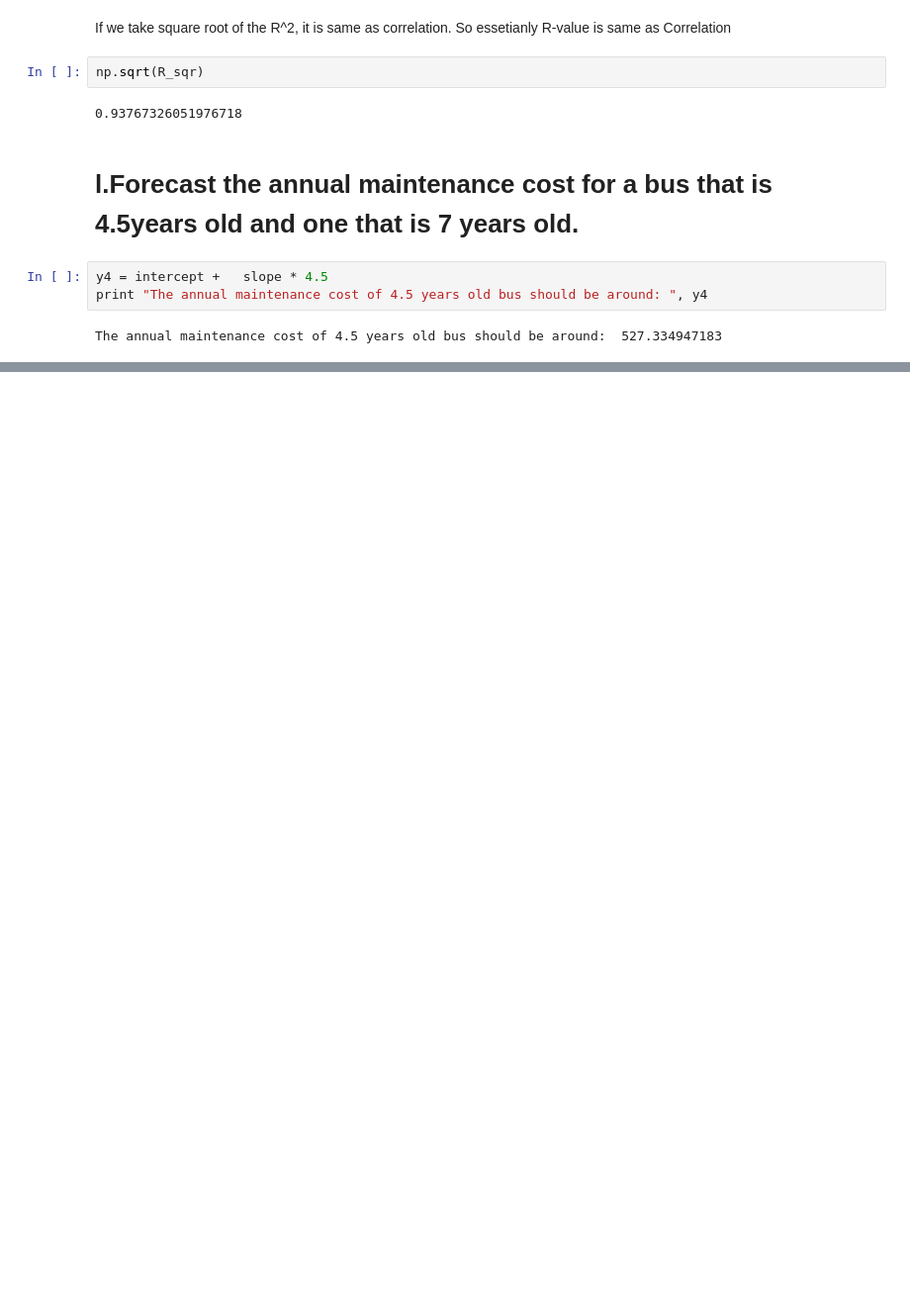
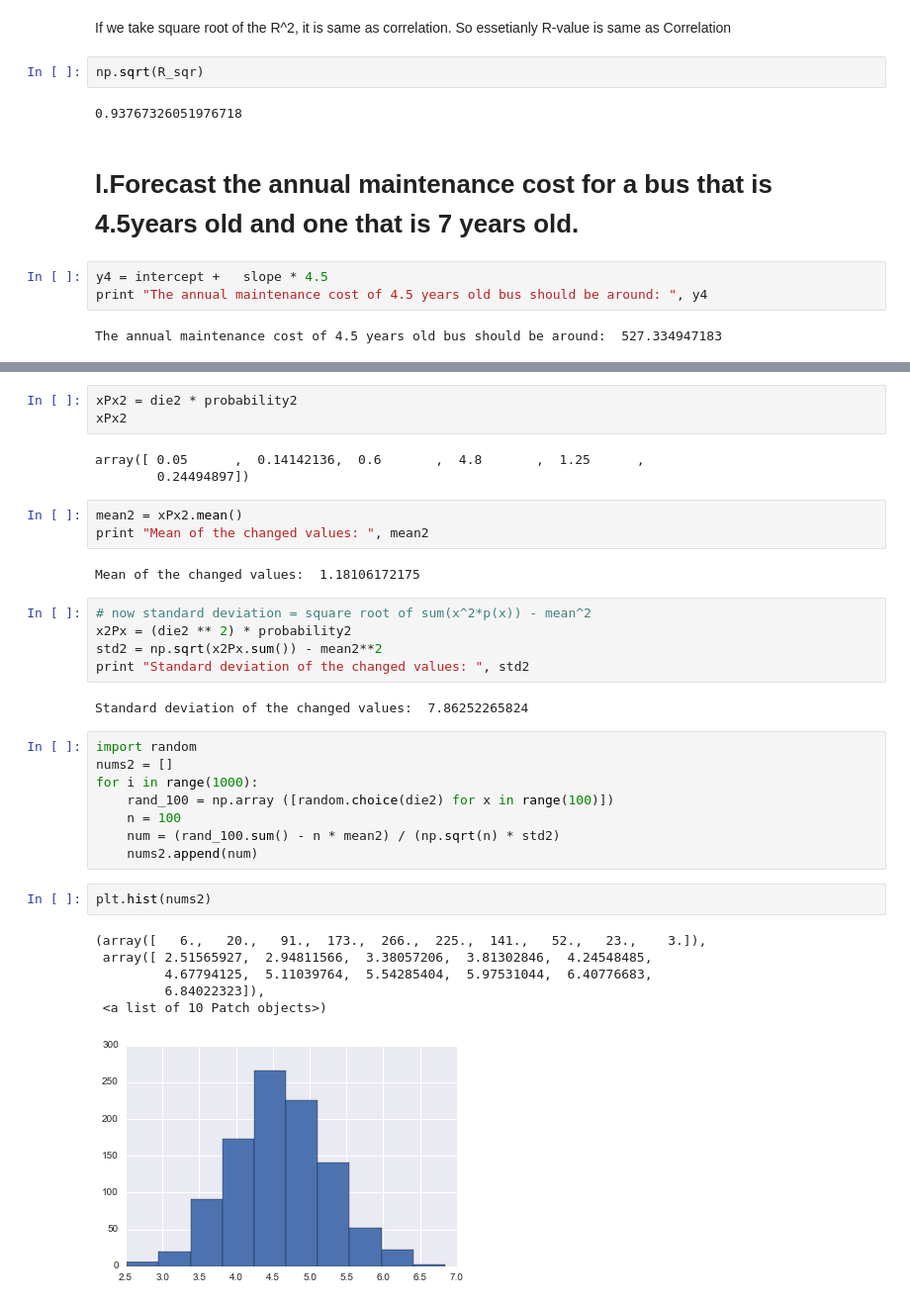
Before and after one commit to dhumindesai/MultivariateAnalysis, a Jupyter notebook: Homework-1.ipynb, the cells around one changed output, grey strips where cells are left out. Shown at 99% size. Cells and saved outputs as stored; diff of their text form; blank space fills up the shorter version.

```diff
--- a/Homework-1.ipynb
+++ b/Homework-1.ipynb
@@ -178,0 +245,35 @@ print "The annual maintenance cost of 4.5 years old bus should be around: ", y4
+# %%
+xPx2 = die2 * probability2
+xPx2
+# %% [output]
+array([ 0.05      ,  0.14142136,  0.6       ,  4.8       ,  1.25      ,
+        0.24494897])
+# %%
+mean2 = xPx2.mean()
+print "Mean of the changed values: ", mean2
+# %% [output]
+Mean of the changed values:  1.18106172175
+# %%
+# now standard deviation = square root of sum(x^2*p(x)) - mean^2
+x2Px = (die2 ** 2) * probability2
+std2 = np.sqrt(x2Px.sum()) - mean2**2
+print "Standard deviation of the changed values: ", std2
+# %% [output]
+Standard deviation of the changed values:  7.86252265824
+# %%
+import random
+nums2 = []
+for i in range(1000):
+    rand_100 = np.array ([random.choice(die2) for x in range(100)])
+    n = 100
+    num = (rand_100.sum() - n * mean2) / (np.sqrt(n) * std2)
+    nums2.append(num)
+# %%
+plt.hist(nums2)
+# %% [output]
+(array([   6.,   20.,   91.,  173.,  266.,  225.,  141.,   52.,   23.,    3.]),
+ array([ 2.51565927,  2.94811566,  3.38057206,  3.81302846,  4.24548485,
+         4.67794125,  5.11039764,  5.54285404,  5.97531044,  6.40776683,
+         6.84022323]),
+ <a list of 10 Patch objects>)
+[figure, added]
```
Also changed, not shown: parts of 17 cells of this notebook.
